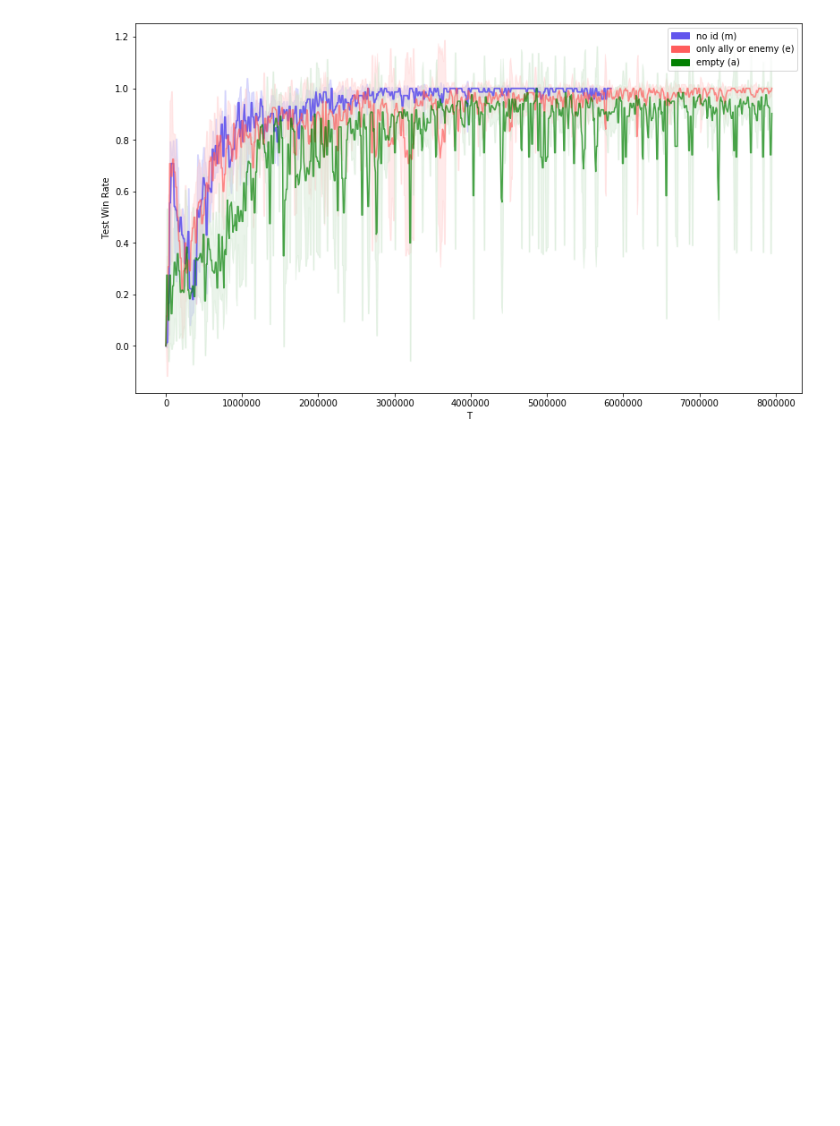
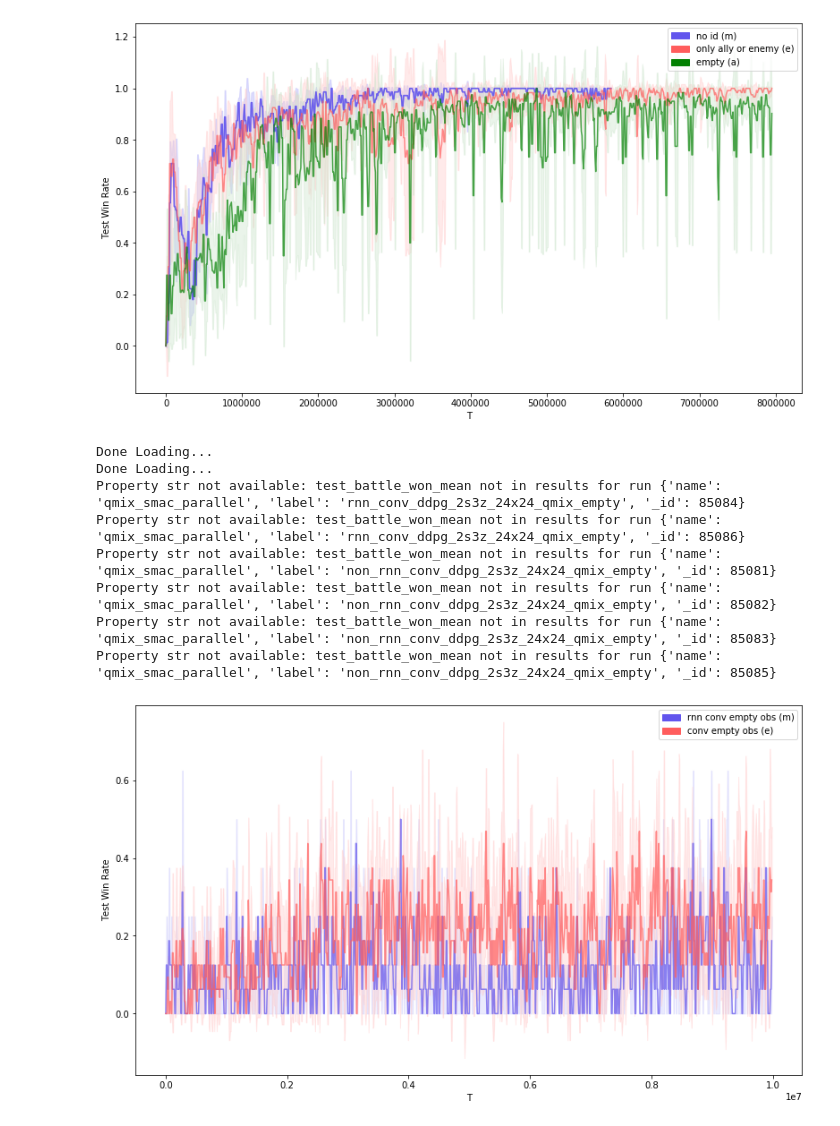
Before and after one commit to nicholasburden/pymarl, a Jupyter notebook: analysis/analysis.ipynb, the cells around one changed output. Drawn from its saved outputs; the diff is of its cells as text; code cells hidden in the pictures; blank space fills up the shorter version.

```diff
--- a/analysis/analysis.ipynb
+++ b/analysis/analysis.ipynb
@@ -453,3 +453,29 @@ Done Loading...
 Property str not available: test_battle_won_mean not in results for run {'name': 'qmix_smac_parallel', 'label': 'non_recurrent_shallow_24x24_qmix_empty', '_id': 85017}
 Property str not available: test_battle_won_mean not in results for run {'name': 'qmix_smac_parallel', 'label': 'non_recurrent_shallow_24x24_qmix_empty', '_id': 85018}
 [figure]
+# %%
+data__rnn_conv_ddpg_2s3z_24x24_qmix_empty = mongo_central.get_name_label_names("", "rnn_conv_ddpg_2s3z_24x24_qmix_empty")
+data__conv_ddpg_2s3z_24x24_qmix_empty = mongo_central.get_name_label_names("", "non_rnn_conv_ddpg_2s3z_24x24_qmix_empty")
+
+
+
+bavg = bundle_average(mongo_central,
+                      [#("no id or unit type", data__conv_ddpg_input_grid_shallow_noid_nounittype, "test_battle_won_mean", "test_battle_won_mean_T"),
+                       ("rnn conv empty obs", data__rnn_conv_ddpg_2s3z_24x24_qmix_empty, "test_battle_won_mean", "test_battle_won_mean_T"),
+                       ("conv empty obs", data__conv_ddpg_2s3z_24x24_qmix_empty, "test_battle_won_mean", "test_battle_won_mean_T")
+                      ],
+                      no_fails=True,
+                      window=20000)
+
+a = plot_bundle_avgs(bavg,
+                     figsize=(15,8))
+# %% [output]
+Done Loading...
+Done Loading...
+Property str not available: test_battle_won_mean not in results for run {'name': 'qmix_smac_parallel', 'label': 'rnn_conv_ddpg_2s3z_24x24_qmix_empty', '_id': 85084}
+Property str not available: test_battle_won_mean not in results for run {'name': 'qmix_smac_parallel', 'label': 'rnn_conv_ddpg_2s3z_24x24_qmix_empty', '_id': 85086}
+Property str not available: test_battle_won_mean not in results for run {'name': 'qmix_smac_parallel', 'label': 'non_rnn_conv_ddpg_2s3z_24x24_qmix_empty', '_id': 85081}
+Property str not available: test_battle_won_mean not in results for run {'name': 'qmix_smac_parallel', 'label': 'non_rnn_conv_ddpg_2s3z_24x24_qmix_empty', '_id': 85082}
+Property str not available: test_battle_won_mean not in results for run {'name': 'qmix_smac_parallel', 'label': 'non_rnn_conv_ddpg_2s3z_24x24_qmix_empty', '_id': 85083}
+Property str not available: test_battle_won_mean not in results for run {'name': 'qmix_smac_parallel', 'label': 'non_rnn_conv_ddpg_2s3z_24x24_qmix_empty', '_id': 85085}
+[figure, added]
```
Also changed, not shown: 6 other files.
